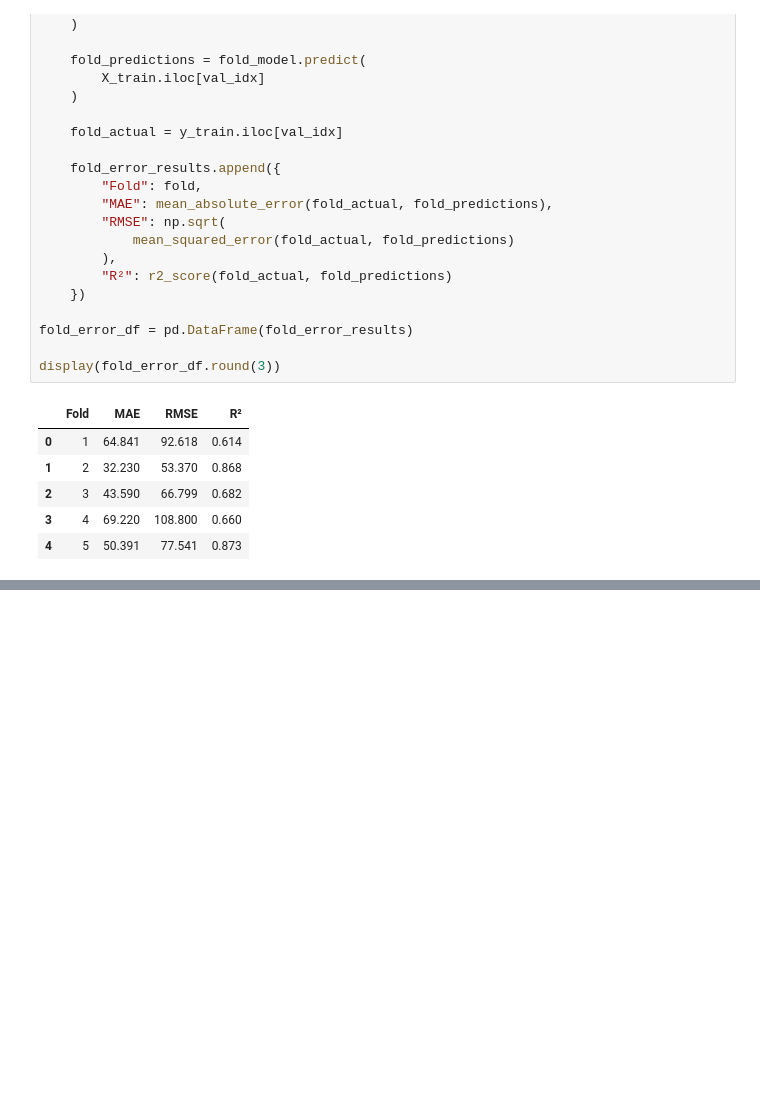
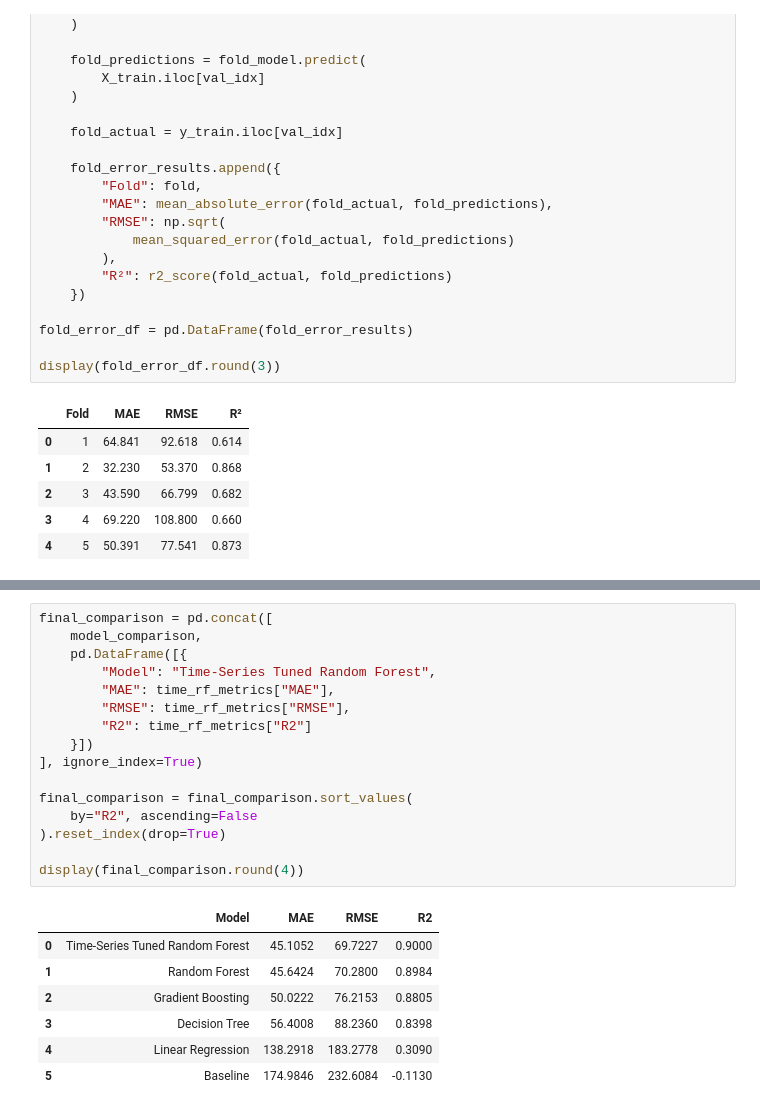
Before and after one commit to SandaruNipuna1/urban-mobility-demand-intelligence, a Jupyter notebook: notebooks/04_model_development.ipynb, the cells around one changed output, grey strips where cells are left out. Drawn from its saved outputs; the diff is of its cells as text; blank space fills up the shorter version.

Commit message:
Complete model development and time series experiments

```diff
--- a/notebooks/04_model_development.ipynb
+++ b/notebooks/04_model_development.ipynb
@@ -809,0 +1008,24 @@ display(fold_error_df.round(3))
+# %%
+final_comparison = pd.concat([
+    model_comparison,
+    pd.DataFrame([{
+        "Model": "Time-Series Tuned Random Forest",
+        "MAE": time_rf_metrics["MAE"],
+        "RMSE": time_rf_metrics["RMSE"],
+        "R2": time_rf_metrics["R2"]
+    }])
+], ignore_index=True)
+
+final_comparison = final_comparison.sort_values(
+    by="R2", ascending=False
+).reset_index(drop=True)
+
+display(final_comparison.round(4))
+# %% [output]
+|  | Model | MAE | RMSE | R2 |
+| 0 | Time-Series Tuned Random Forest | 45.1052 | 69.7227 | 0.9000 |
+| 1 | Random Forest | 45.6424 | 70.2800 | 0.8984 |
+| 2 | Gradient Boosting | 50.0222 | 76.2153 | 0.8805 |
+| 3 | Decision Tree | 56.4008 | 88.2360 | 0.8398 |
+| 4 | Linear Regression | 138.2918 | 183.2778 | 0.3090 |
+| 5 | Baseline | 174.9846 | 232.6084 | -0.1130 |
```
Also changed, not shown: parts of 10 cells of this notebook.
